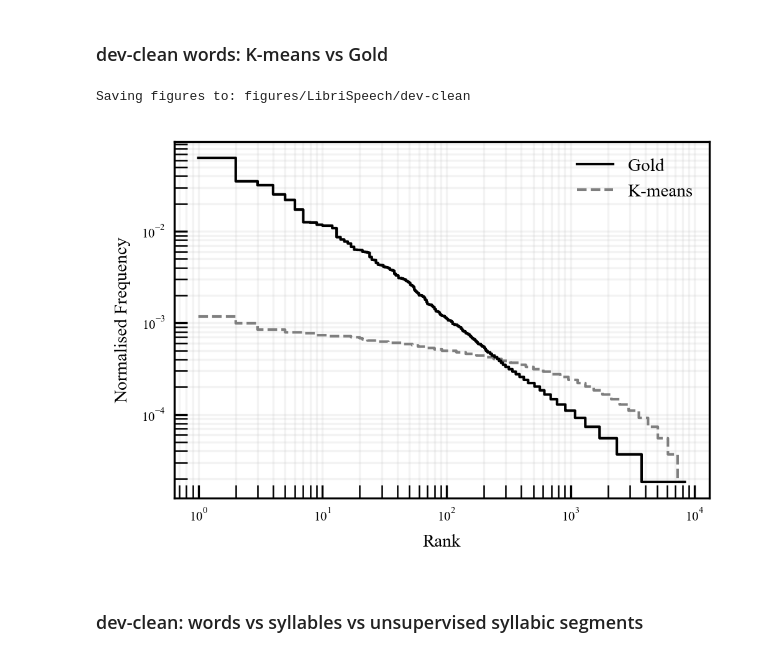
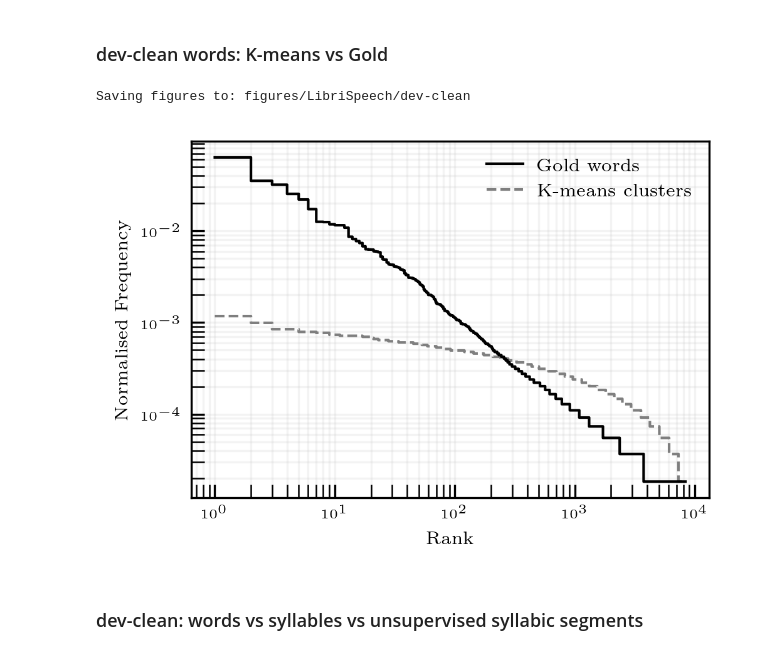
Before and after one commit to adendorffy/zipf-clus, a Jupyter notebook: figs.ipynb, the cells around one changed output. Drawn from its saved outputs; the diff is of its cells as text; code cells hidden in the pictures.

```diff
--- a/figs.ipynb
+++ b/figs.ipynb
@@ -48,9 +51,10 @@ def get_clusters(partition_path):
     return clusters
 # %%
 plt.rcParams.update({
+    "text.usetex": True,
     "font.family": "serif",
     "font.serif": ["Times New Roman"],
-    "font.size": 7,
+    "font.size": 8,
     "axes.labelsize": 7,
     "xtick.labelsize": 5,
     "ytick.labelsize": 5,
@@ -144,7 +148,7 @@ line, = ax.loglog(
     label="Ground truth",
     zorder=3,
 )
-legend_handles.setdefault("Gold", line)
+legend_handles.setdefault("Gold words", line)
 
 global_max_freq = gt_probs[0]
 global_max_rank = len(gt_probs)
@@ -157,40 +161,40 @@ ranks = np.arange(1, len(probs) + 1)
 line, = ax.loglog(
         ranks,
         probs,
-        label="K-means",
+        label="K-means clusters",
         color='tab:gray',
         linewidth=1,
         drawstyle="steps-post",
         linestyle="--",
     )
 
-legend_handles.setdefault("K-means", line)
+legend_handles.setdefault("K-means clusters", line)
 
 ax.set_xlabel("Rank")
 ax.set_ylabel("Normalised Frequency")
 
 global_max_freq = max(global_max_freq, probs[0])
 global_max_rank = max(global_max_rank, len(probs))
 
 ax.grid(True, which="both", ls="-", alpha=0.15)
 ax.tick_params(direction="in", which="both", length=5)
 
-legend_order = ["Gold", "K-means"]
+legend_order = ["Gold words", "K-means clusters"]
 ax.legend(
     [legend_handles[label] for label in legend_order if label in legend_handles],
     [label for label in legend_order if label in legend_handles],
-    loc="best",
+    loc="upper right",
     frameon=False,
 )
 plt.tight_layout()
 plt.savefig(
     fig_dir / "zipf:kmeans_vs_gold_words.pdf",
     bbox_inches="tight",
 )
 plt.show()
 # %% [output]
 Saving figures to: figures/LibriSpeech/dev-clean
-[figure, old version]
+[figure, new version]
 # %% [markdown]
 ### dev-clean: words vs syllables vs unsupervised syllabic segments
 # %%
```
Also changed, not shown: parts of 7 cells of this notebook.
